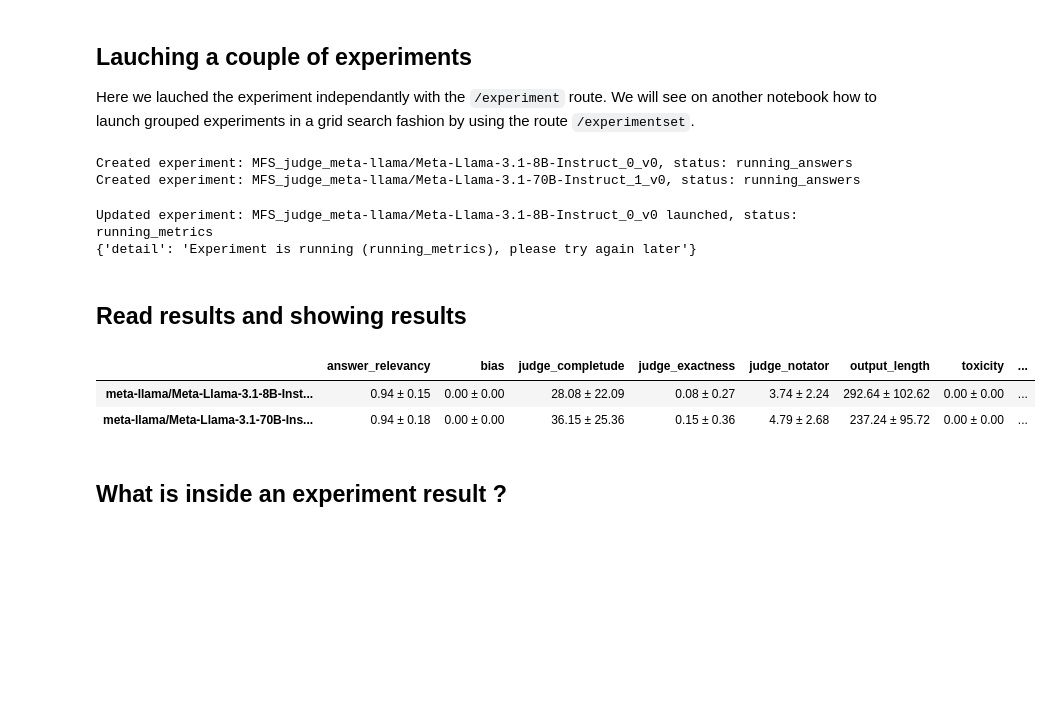
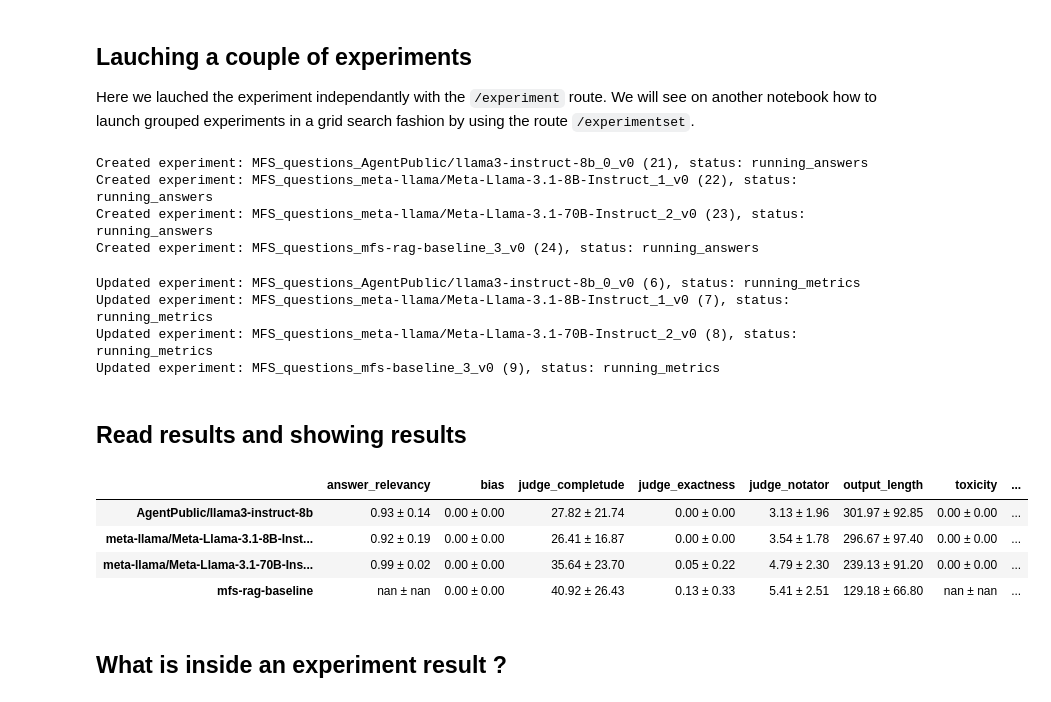
Before and after one commit to etalab-ia/evalap, a Jupyter notebook: notebooks/run_experiences_demo.ipynb, the cells around one changed output. Saved outputs shown, nothing was run; the diff lists cells and outputs as text; code cells hidden in the pictures; blank space fills up the shorter version.

Commit message:
feat: notebook demo + Timer + fix extra_params

```diff
--- a/notebooks/run_experiences_demo.ipynb
+++ b/notebooks/run_experiences_demo.ipynb
@@ -21,6 +21,8 @@ from api.utils import log_and_raise_for_status
 API_URL = "http://localhost:8000"
 ALBERT_API_URL = "https://albert.api.etalab.gouv.fr/v1"
 ALBERT_API_KEY = os.getenv("ALBERT_API_KEY")
+MFS_API_URL = "https://franceservices.staging.etalab.gouv.fr/api/v1"
+MFS_API_KEY = "fee84132-e662-42d0-b198-cfda9de95c51"
 # %% [markdown]
 ## Load a dataset on which your evaluation is grounded
 # %%
@@ -93,43 +97,62 @@ Here we lauched the experiment independantly with the `/experiment` route. We wi
 # - the model generate the "output" from the "query"
 # - you can also pass the "output" column instead of a model if you generated the answer by yourself...
 
-models_to_test = ["meta-llama/Meta-Llama-3.1-8B-Instruct", "meta-llama/Meta-Llama-3.1-70B-Instruct"]
+# Designing my experiments
+sampling_params = {"temperature": 0.2} # use the same sampling params for all in this evalation
+models_to_test = [
+    {"name": "AgentPublic/llama3-instruct-8b",         "base_url": ALBERT_API_URL, "api_key": ALBERT_API_KEY},
+    {"name": "meta-llama/Meta-Llama-3.1-8B-Instruct",  "base_url": ALBERT_API_URL, "api_key": ALBERT_API_KEY},
+    {"name": "meta-llama/Meta-Llama-3.1-70B-Instruct", "base_url": ALBERT_API_URL, "api_key": ALBERT_API_KEY},
+    {
+      "_name": "mfs-rag-baseline",
+      "name": "AgentPublic/llama3-instruct-8b", "extra_params": {"rag": {"mode":"rag", "limit":7}},
+      "base_url": MFS_API_URL, "api_key": MFS_API_KEY,
+    },
+]
+
+# Lauching the experiments
 experiment_ids = []
 for i, model in enumerate(models_to_test):
+    name = model["_name"] if model.get("_name") else model["name"]
+    model["sampling_params"] = sampling_params
     experiment = {
-        "name" : f"MFS_judge_{model}_{i}_v0",
+        "name" : f"MFS_questions_{name}_{i}_v0",
         "dataset": "MFS_questions_v01",
-        "model": {"name": model, "sampling_params": {"temperature": 0.2}, "base_url": ALBERT_API_URL, "api_key": ALBERT_API_KEY},
+        "model": model,
         "metrics": ["output_length", "judge_exactness", "judge_completude", "judge_notator", "bias", "toxicity", "answer_relevancy"],
     }
     response = requests.post(f'{API_URL}/v1/experiment', json=experiment)
     resp = response.json()
     if "id" in resp:
         experiment_ids.append(resp["id"])
-        print(f'Created experiment: {resp["name"]} ({res["id"]}), status: {resp["experiment_status"]}')
+        print(f'Created experiment: {resp["name"]} ({resp["id"]}), status: {resp["experiment_status"]}')
     else:
         print(resp)
 # %% [output]
-Created experiment: MFS_judge_meta-llama/Meta-Llama-3.1-8B-Instruct_0_v0, status: running_answers
-Created experiment: MFS_judge_meta-llama/Meta-Llama-3.1-70B-Instruct_1_v0, status: running_answers
+Created experiment: MFS_questions_AgentPublic/llama3-instruct-8b_0_v0 (21), status: running_answers
+Created experiment: MFS_questions_meta-llama/Meta-Llama-3.1-8B-Instruct_1_v0 (22), status: running_answers
+Created experiment: MFS_questions_meta-llama/Meta-Llama-3.1-70B-Instruct_2_v0 (23), status: running_answers
+Created experiment: MFS_questions_mfs-rag-baseline_3_v0 (24), status: running_answers
 # %%
 # Add a metric to an existing experiment(s)
 # - If you want to update one or many metriccs without relaucnhing the answer generation
 # --
 for exp_id in experiment_ids:
     experiment = {
-    "metrics": ["output_length", "bias", "toxicity", "answer_relevancy"],
+    "metrics": ["answer_relevancy"],
     "skip_answers_generation": True,
     }
     response = requests.patch(f'{API_URL}/v1/experiment/{exp_id}', json=experiment)
     resp = response.json()
     if "id" in resp:
-        print(f'Updated experiment: {resp["name"]} ({res["id"]}), status: {resp["experiment_status"]}')
+        print(f'Updated experiment: {resp["name"]} ({resp["id"]}), status: {resp["experiment_status"]}')
     else:
         print(resp)
 # %% [output]
-Updated experiment: MFS_judge_meta-llama/Meta-Llama-3.1-8B-Instruct_0_v0 launched, status: running_metrics
-{'detail': 'Experiment is running (running_metrics), please try again later'}
+Updated experiment: MFS_questions_AgentPublic/llama3-instruct-8b_0_v0 (6), status: running_metrics
+Updated experiment: MFS_questions_meta-llama/Meta-Llama-3.1-8B-Instruct_1_v0 (7), status: running_metrics
+Updated experiment: MFS_questions_meta-llama/Meta-Llama-3.1-70B-Instruct_2_v0 (8), status: running_metrics
+Updated experiment: MFS_questions_mfs-baseline_3_v0 (9), status: running_metrics
 # %% [markdown]
 ## Read results and showing results
 # %%
@@ -151,36 +174,39 @@ for model, exp_id in zip(models_to_test, experiment_ids):
     # --
     # build frontend measure from the observation_table (mean stc etc)
     df_metrics = {}
     for metric_results in results:
         metric_name = metric_results["metric_name"]
         arr = np.array([x["score"] for x in metric_results["observation_table"] if (isinstance(x["score"], (int, float)))])
         df = pd.DataFrame([[
                 np.mean(arr), # mean
                 np.std(arr), # std
                 np.median(arr), # median
                 f"{arr.mean():.2f} ± {arr.std():.2f}",  # Formatting as 'mean±std'
                 len(arr), # support
             ]], columns=["mean", "std", "median", "mean_std", "support"])
         df_metrics[metric_name] = df
 
 
     # Stack the mean_std final measure
     # --
     # Create a DataFrame for mean±std
-    df = pd.DataFrame({metric_name:df["mean_std"].iloc[0] for metric_name, df in sorted(df_metrics.items())}, index=[model])
+    name = model["_name"] if model.get("_name") else model["name"]
+    df = pd.DataFrame({metric_name:df["mean_std"].iloc[0] for metric_name, df in sorted(df_metrics.items())}, index=[name])
     df_all.append(df)
 
     supports.append(len(arr))
 final_df = pd.concat(df_all)
 
 # Add the support for each metrics
 # if some answer/observation failed, the support can be less than the dataset size
 final_df["support"] = supports
 final_df
 # %% [output]
 |  | answer_relevancy | bias | judge_completude | judge_exactness | judge_notator | output_length | toxicity | ... |
-| meta-llama/Meta-Llama-3.1-8B-Inst... | 0.94 ± 0.15 | 0.00 ± 0.00 | 28.08 ± 22.09 | 0.08 ± 0.27 | 3.74 ± 2.24 | 292.64 ± 102.62 | 0.00 ± 0.00 | ... |
-| meta-llama/Meta-Llama-3.1-70B-Ins... | 0.94 ± 0.18 | 0.00 ± 0.00 | 36.15 ± 25.36 | 0.15 ± 0.36 | 4.79 ± 2.68 | 237.24 ± 95.72 | 0.00 ± 0.00 | ... |
+| AgentPublic/llama3-instruct-8b | 0.93 ± 0.14 | 0.00 ± 0.00 | 27.82 ± 21.74 | 0.00 ± 0.00 | 3.13 ± 1.96 | 301.97 ± 92.85 | 0.00 ± 0.00 | ... |
+| meta-llama/Meta-Llama-3.1-8B-Inst... | 0.92 ± 0.19 | 0.00 ± 0.00 | 26.41 ± 16.87 | 0.00 ± 0.00 | 3.54 ± 1.78 | 296.67 ± 97.40 | 0.00 ± 0.00 | ... |
+| meta-llama/Meta-Llama-3.1-70B-Ins... | 0.99 ± 0.02 | 0.00 ± 0.00 | 35.64 ± 23.70 | 0.05 ± 0.22 | 4.79 ± 2.30 | 239.13 ± 91.20 | 0.00 ± 0.00 | ... |
+| mfs-rag-baseline | nan ± nan | 0.00 ± 0.00 | 40.92 ± 26.43 | 0.13 ± 0.33 | 5.41 ± 2.51 | 129.18 ± 66.80 | nan ± nan | ... |
 # %% [markdown]
 ## What is inside an experiment result ?
 # %%
```
Also changed, not shown: parts of 2 cells of this notebook, 12 other files.
